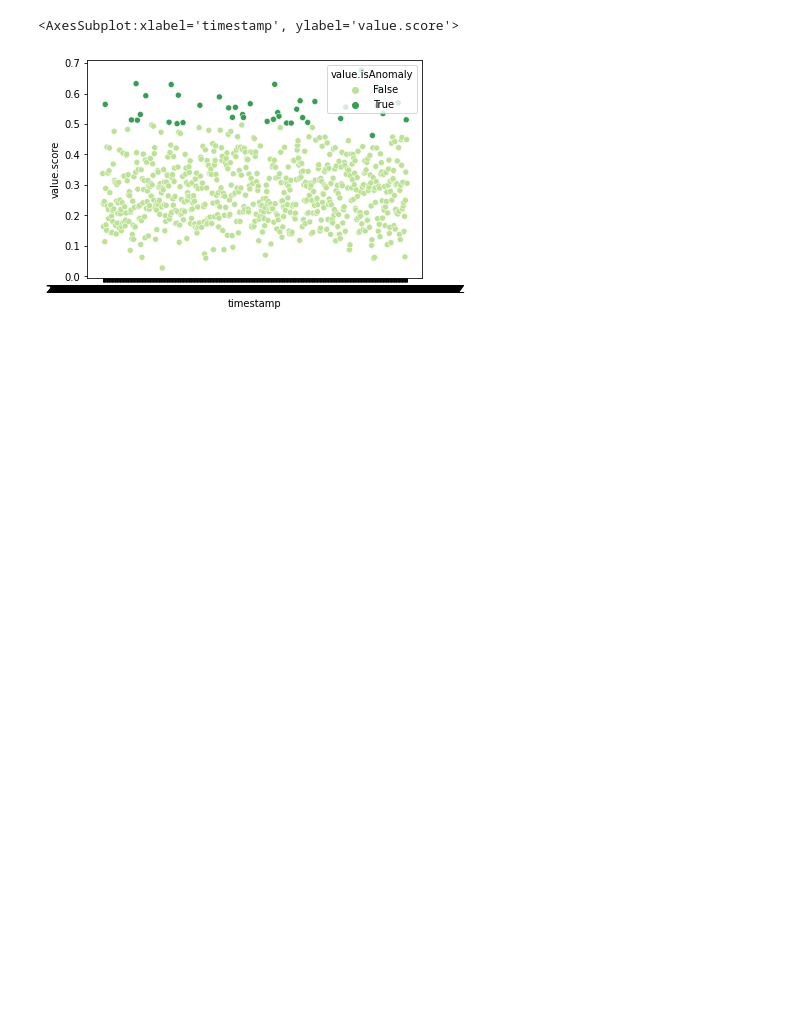
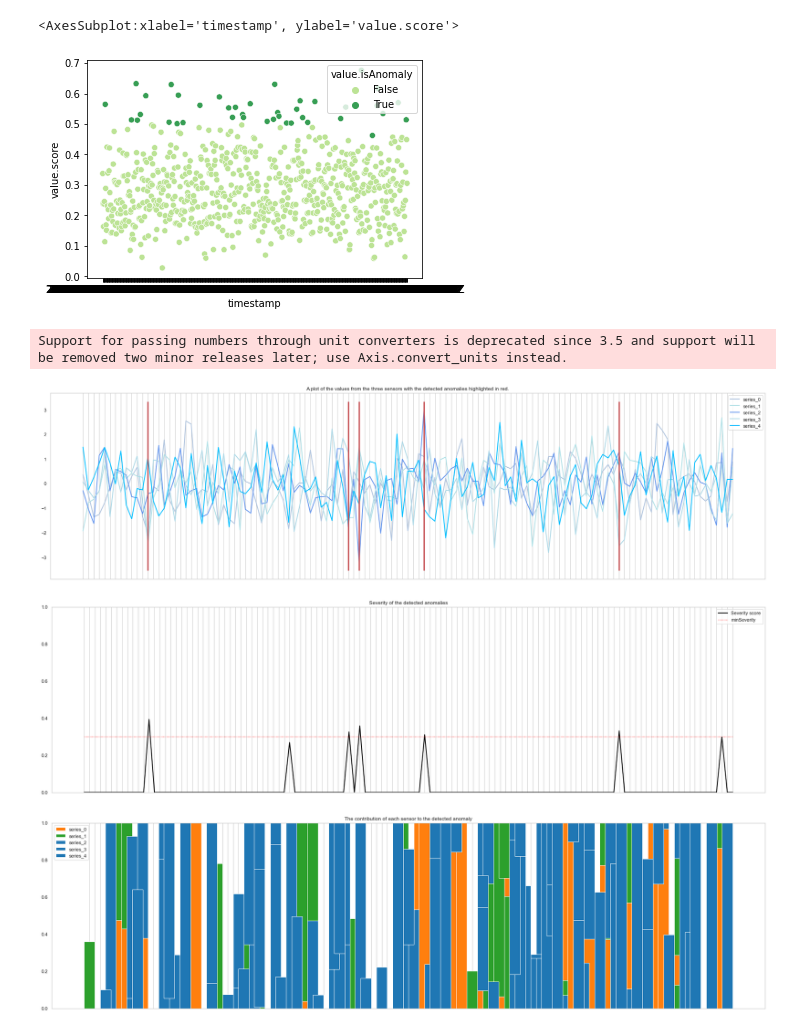
Before and after one commit to jr-MS/mvad-ga-bugbash, a Jupyter notebook: Multivariate Anomaly Detection API Sample.ipynb, the cells around one changed output. Saved outputs shown, nothing was run; the diff lists cells and outputs as text; code cells hidden in the pictures; blank space fills up the shorter version.

```diff
--- a/Multivariate Anomaly Detection API Sample.ipynb
+++ b/Multivariate Anomaly Detection API Sample.ipynb
@@ -114,7 +114,7 @@ batch_results
     'interpretation': []},
    'errors': []}]}
 # %%
-batch_results_df=pd.json_normalize(batch_results,record_path=['results'])
+batch_results_df=pd.json_normalize(batch_results,record_path=['results'],errors='ignore')
 batch_results_df
 # %% [output]
 |  | timestamp | errors | value.isAnomaly | value.severity | value.score | value.interpretation |
@@ -132,0 +157,8 @@ batch_results_df
+# %%
+def parse(x):
+    if type(x) is list:
+        return dict([item[::-1] for item in x])
+    else:
+        return {'series_0': 0, 'series_1': 0, 'series_2': 0,'series_3': 0,'series_4': 0, }
+# %%
+batch_results_df['value.interpretation'] = batch_results_df['value.interpretation'].apply(parse)
@@ -298,8 +272,8 @@ data
 | 2999 | 2021-01-03T01:59:00Z | -0.967487 | 0.432951 | -0.316755 | -1.530182 | -0.551571 |
 3000 rows × 6 columns
 # %%
-df=pd.merge(batch_results_df,data, on="timestamp")
-df
+df_merge=pd.merge(batch_results_df,data, on="timestamp")
+df_merge
 # %% [output]
 |  | timestamp | errors | value.isAnomaly | value.severity | value.score | value.interpretation | series_0 | ... |
 | 0 | 2021-01-02T12:00:00Z | [] | False | 0.000000 | 0.337481 | [] | 1.406643 | ... |
@@ -321,0 +334,59 @@ sns.scatterplot(x="timestamp",y="value.score",data=df,hue="value.isAnomaly",pale
+# %%
+from turtle import width
+
+
+minSeverity = 0.3
+
+df = df_merge.iloc[600:]
+
+####### Main Figure #######
+plt.figure(figsize=(30,8))
+plt.plot(df['timestamp'],df['series_0'], color='lightsteelblue', linestyle='solid', linewidth=2, label='series_0')
+plt.plot(df['timestamp'],df['series_1'], color='powderblue', linestyle='solid', linewidth=2, label='series_1')
+plt.plot(df['timestamp'],df['series_2'], color='cornflowerblue', linestyle='solid', linewidth=2, label='series_2')
+plt.plot(df['timestamp'],df['series_3'], color='lightblue', linestyle='solid', linewidth=2, label='series_3')
+plt.plot(df['timestamp'],df['series_4'], color='deepskyblue', linestyle='solid', linewidth=2, label='series_4')
+
+plt.grid(axis='y')
+plt.tick_params(axis='x',which='both',bottom=False,labelbottom=False)
+plt.legend()
+
+anoms = list(df["value.severity"] >= minSeverity)
+_, _, ymin, ymax = plt.axis()
+plt.vlines(np.where(anoms), ymin=ymin , ymax=ymax , color='r', alpha=1,linewidth=3)
+
+plt.legend()
+plt.title('A plot of the values from the three sensors with the detected anomalies highlighted in red.')
+plt.show()
+
+
+####### Severity Figure #######
+plt.figure(figsize=(30,8))
+plt.tick_params(axis='x',which='both',bottom=False,labelbottom=False)
+plt.plot(df['timestamp'],df['value.severity'], color='black', linestyle='solid', linewidth=2, label='Severity score')
+plt.plot(df['timestamp'],[minSeverity]*len(df['value.severity']), color='red', linestyle='dotted', linewidth=1, label='minSeverity')
+plt.grid(axis='y')
+plt.legend()
+plt.ylim((0,1))
+plt.title("Severity of the detected anomalies")
+plt.show()
+
+
+####### Contributors Figure #######
+plt.figure(figsize=(30,8))
+plt.tick_params(axis='x',which='both',bottom=False,labelbottom=False)
+plt.bar(df['timestamp'],df['series_0'], width=2, color='tab:orange', label='series_0')
+plt.bar(df['timestamp'],df['series_1'], width=2, color='tab:green', label='series_1', bottom=df['series_0'])
+plt.bar(df['timestamp'],df['series_2'], width=2, color='tab:blue', label='series_2', bottom=df['series_0']+df['series_1'])
+plt.bar(df['timestamp'],df['series_3'], width=2, color='tab:blue', label='series_3', bottom=df['series_0']+df['series_1']+df['series_2'])
+plt.bar(df['timestamp'],df['series_4'], width=2, color='tab:blue', label='series_4', bottom=df['series_0']+df['series_1']+df['series_2']+df['series_3'])
+plt.grid(axis='y')
+plt.legend()
+plt.ylim([0,1])
+plt.title("The contribution of each sensor to the detected anomaly")
+plt.show()
+# %% [output]
+Support for passing numbers through unit converters is deprecated since 3.5 and support will be removed two minor releases later; use Axis.convert_units instead.
+[figure, added]
+[figure, added]
+[figure, added]
```
Also changed, not shown: parts of 19 cells of this notebook.
